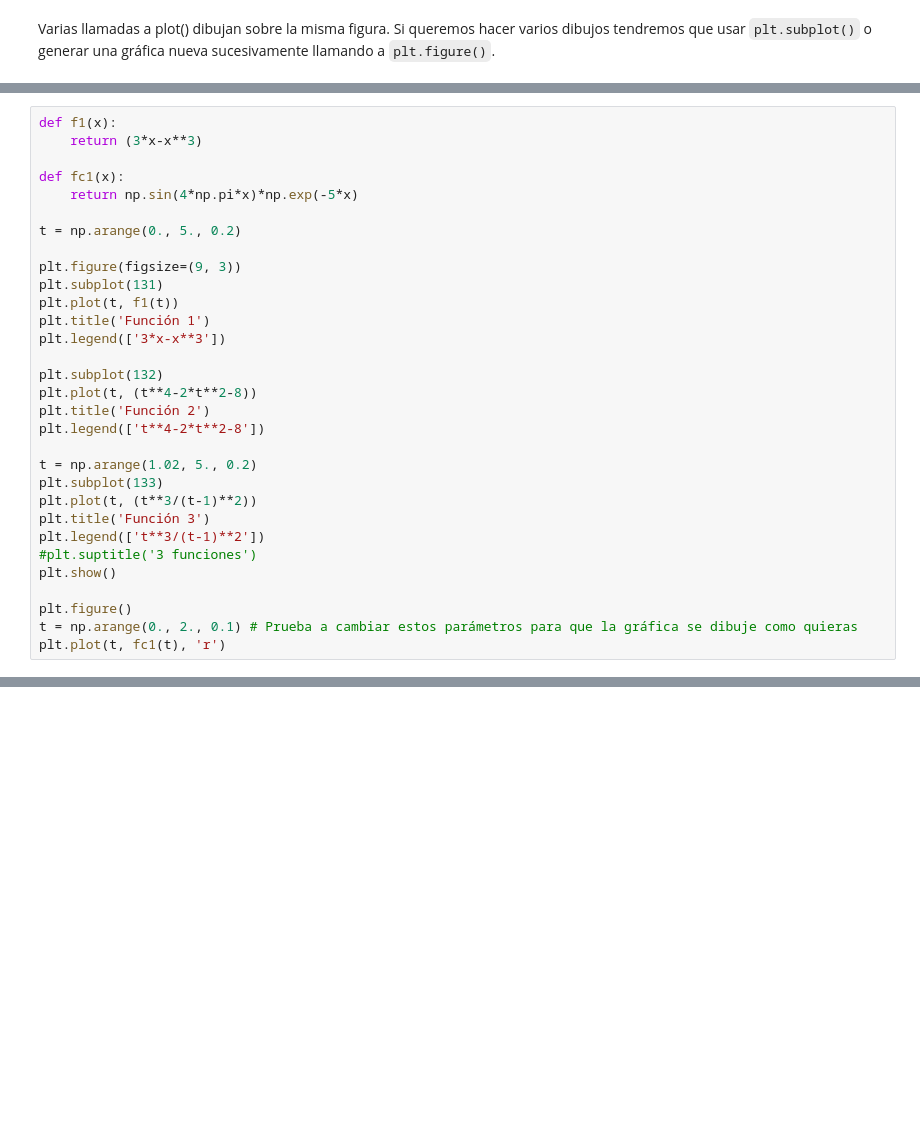
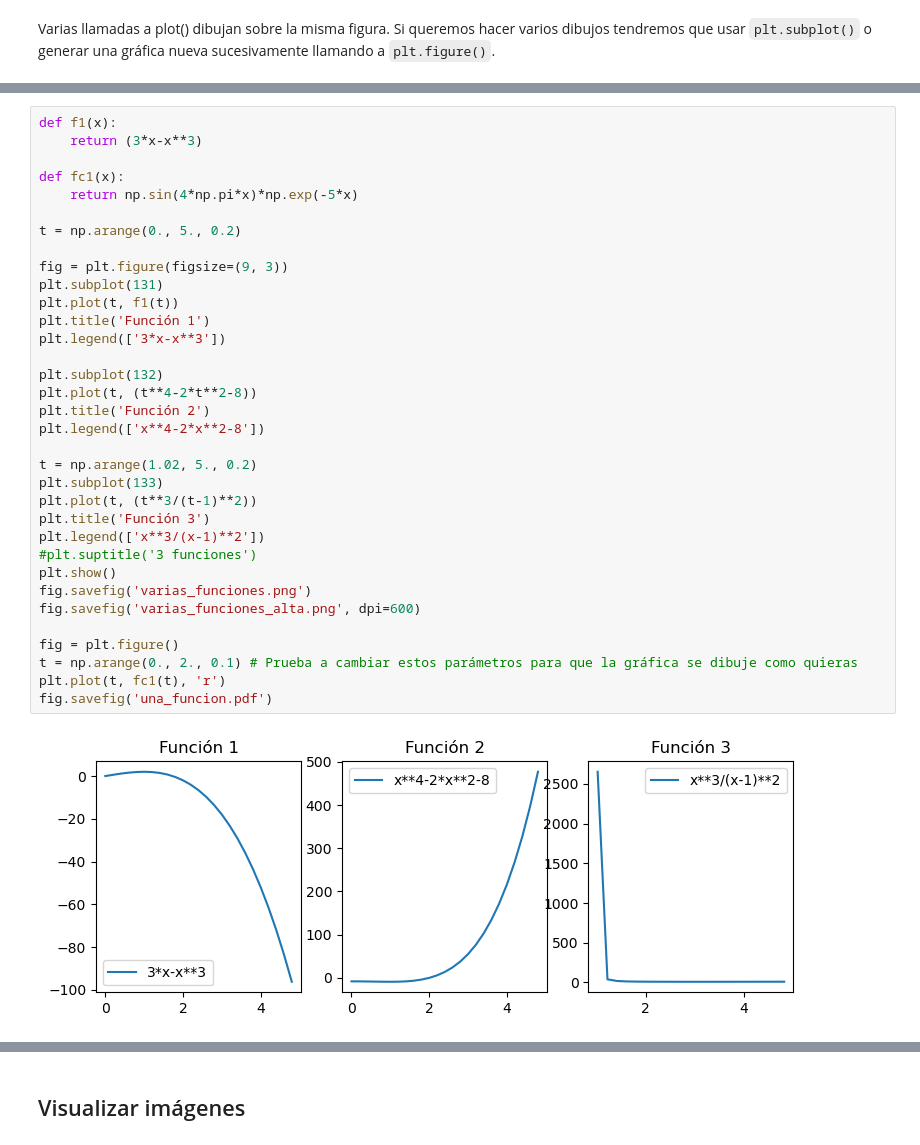
Before and after one commit to javism/fi2022-2023, a Jupyter notebook: practica07/practica07_matplotlib.ipynb, the cells around one changed output, grey strips where cells are left out. Cells and saved outputs as stored; diff of their text form; blank space fills up the shorter version.

```diff
--- a/practica07/practica07_matplotlib.ipynb
+++ b/practica07/practica07_matplotlib.ipynb
@@ -111,31 +155,36 @@ plt.hist(x2,color='red')
 # %%
 def f1(x):
     return (3*x-x**3)
 
 def fc1(x):
     return np.sin(4*np.pi*x)*np.exp(-5*x)
 
 t = np.arange(0., 5., 0.2)
 
-plt.figure(figsize=(9, 3))
+fig = plt.figure(figsize=(9, 3))
 plt.subplot(131)
 plt.plot(t, f1(t))
 plt.title('Función 1')
 plt.legend(['3*x-x**3'])
 
 plt.subplot(132)
 plt.plot(t, (t**4-2*t**2-8))
 plt.title('Función 2')
-plt.legend(['t**4-2*t**2-8'])
+plt.legend(['x**4-2*x**2-8'])
 
 t = np.arange(1.02, 5., 0.2)
 plt.subplot(133)
 plt.plot(t, (t**3/(t-1)**2))
 plt.title('Función 3')
-plt.legend(['t**3/(t-1)**2'])
+plt.legend(['x**3/(x-1)**2'])
 #plt.suptitle('3 funciones')
 plt.show()
+fig.savefig('varias_funciones.png')
+fig.savefig('varias_funciones_alta.png', dpi=600)
 
-plt.figure()
+fig = plt.figure()
 t = np.arange(0., 2., 0.1) # Prueba a cambiar estos parámetros para que la gráfica se dibuje como quieras
 plt.plot(t, fc1(t), 'r')
+fig.savefig('una_funcion.pdf')
+# %% [output]
+[figure, added]
@@ -141,0 +192,2 @@ plt.plot(t, fc1(t), 'r')
+# %% [markdown]
+## Visualizar imágenes
```
Also changed, not shown: parts of 12 cells of this notebook.
